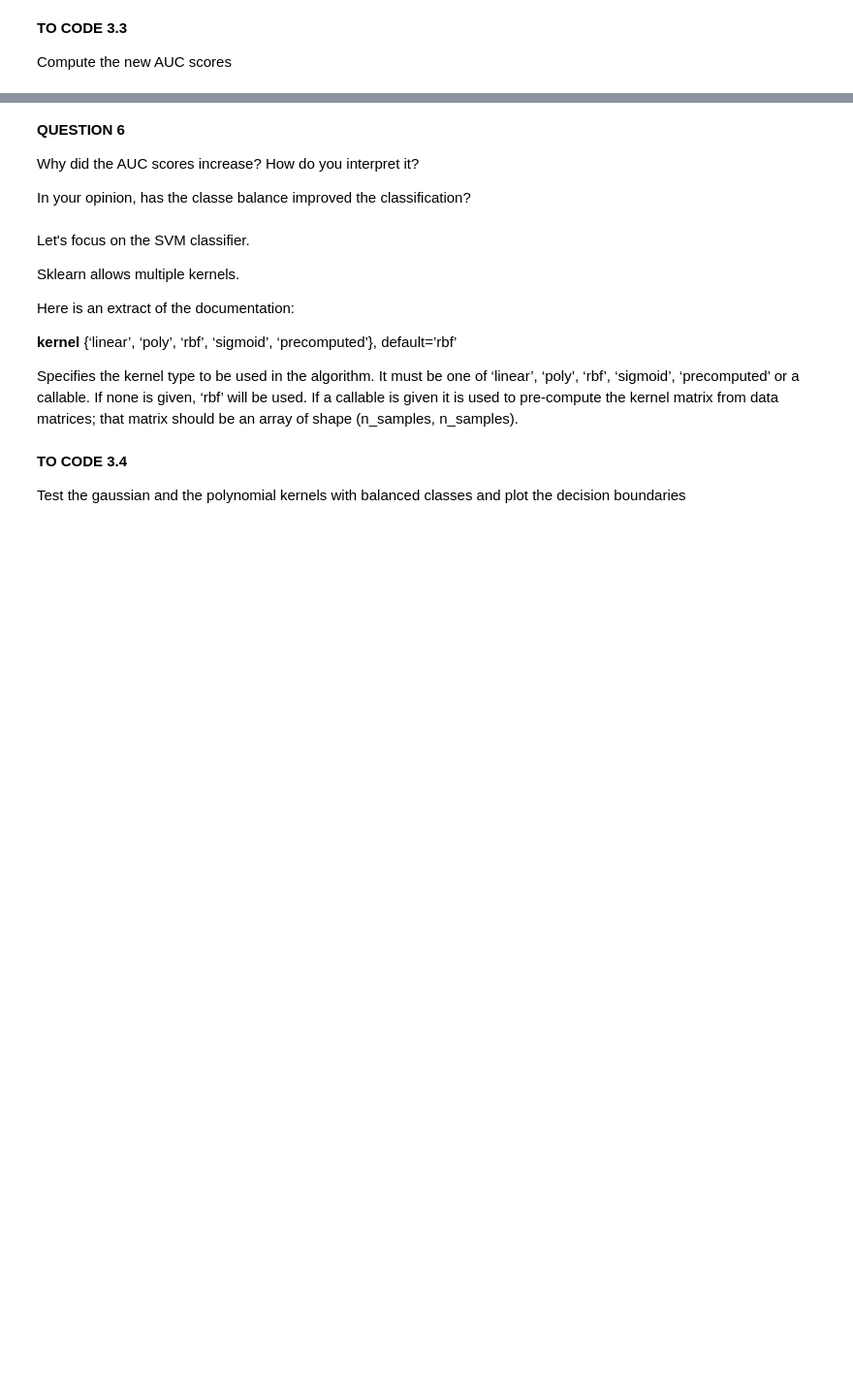
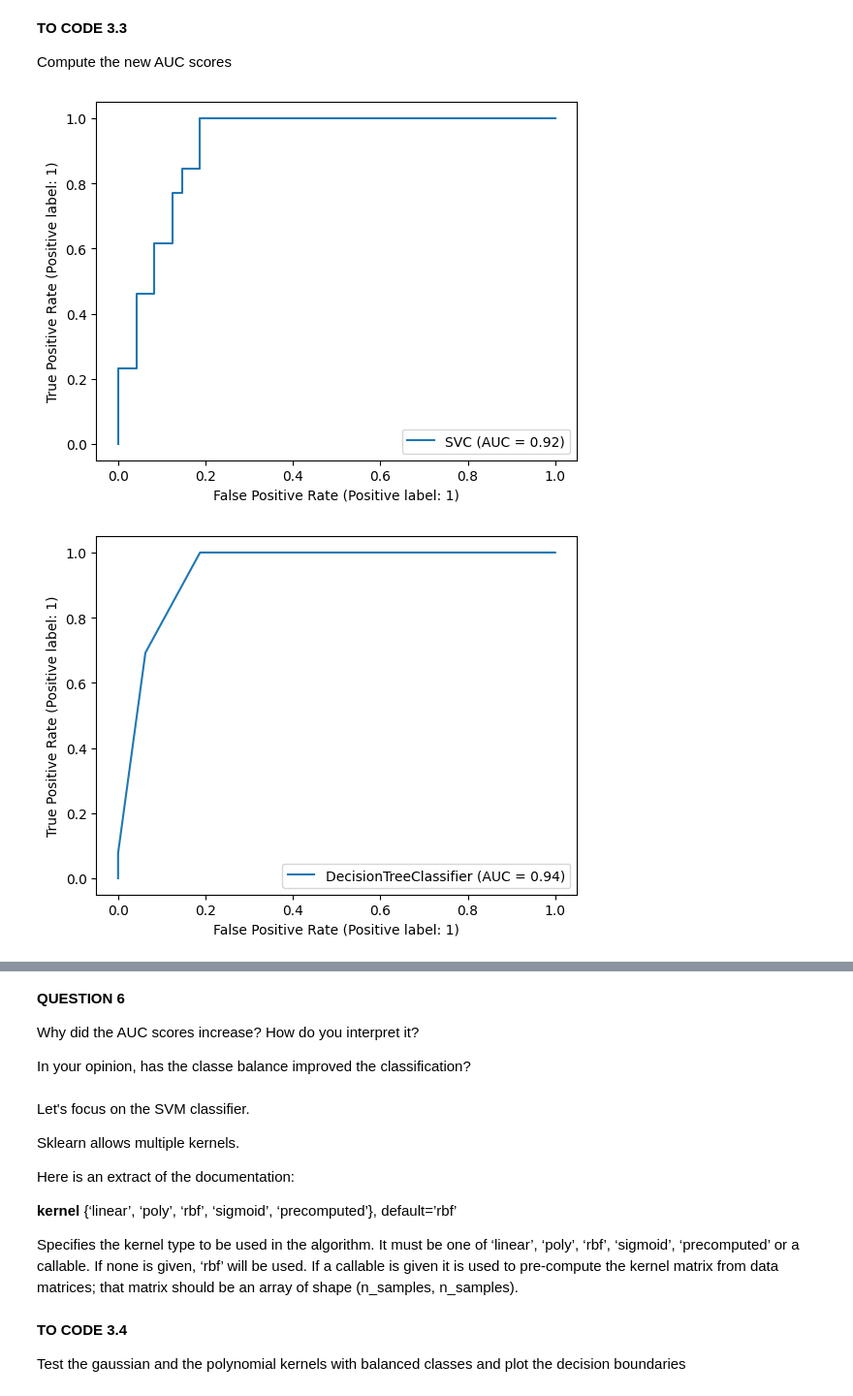
Before and after one commit to MurphLaws/Exp, a Jupyter notebook: Machine Learning/TP2_Classification.ipynb, the cells around one changed output, grey strips where cells are left out. Shown at 97% size. Drawn from its saved outputs; the diff is of its cells as text; code cells hidden in the pictures; blank space fills up the shorter version.

```diff
--- a/Machine Learning/TP2_Classification.ipynb
+++ b/Machine Learning/TP2_Classification.ipynb
@@ -350,3 +374,22 @@ Balance SVM, Decision Tree and Random Forest classifiers and plot the decision b
 **TO CODE 3.3**
 
 Compute the new AUC scores
+# %%
+
+RocCurveDisplay.from_estimator(clf2, np_X_norm, np_Y)
+plt.show()
+
+
+
+
+RocCurveDisplay.from_estimator(clf3, np_X_norm, np_Y)
+plt.show()
+
+
+
+
+RocCurveDisplay.from_estimator(clf4, np_X_norm, np_Y)
+plt.show()
+# %% [output]
+[figure, added]
+[figure, added]
```
Also changed, not shown: parts of 8 cells of this notebook.
